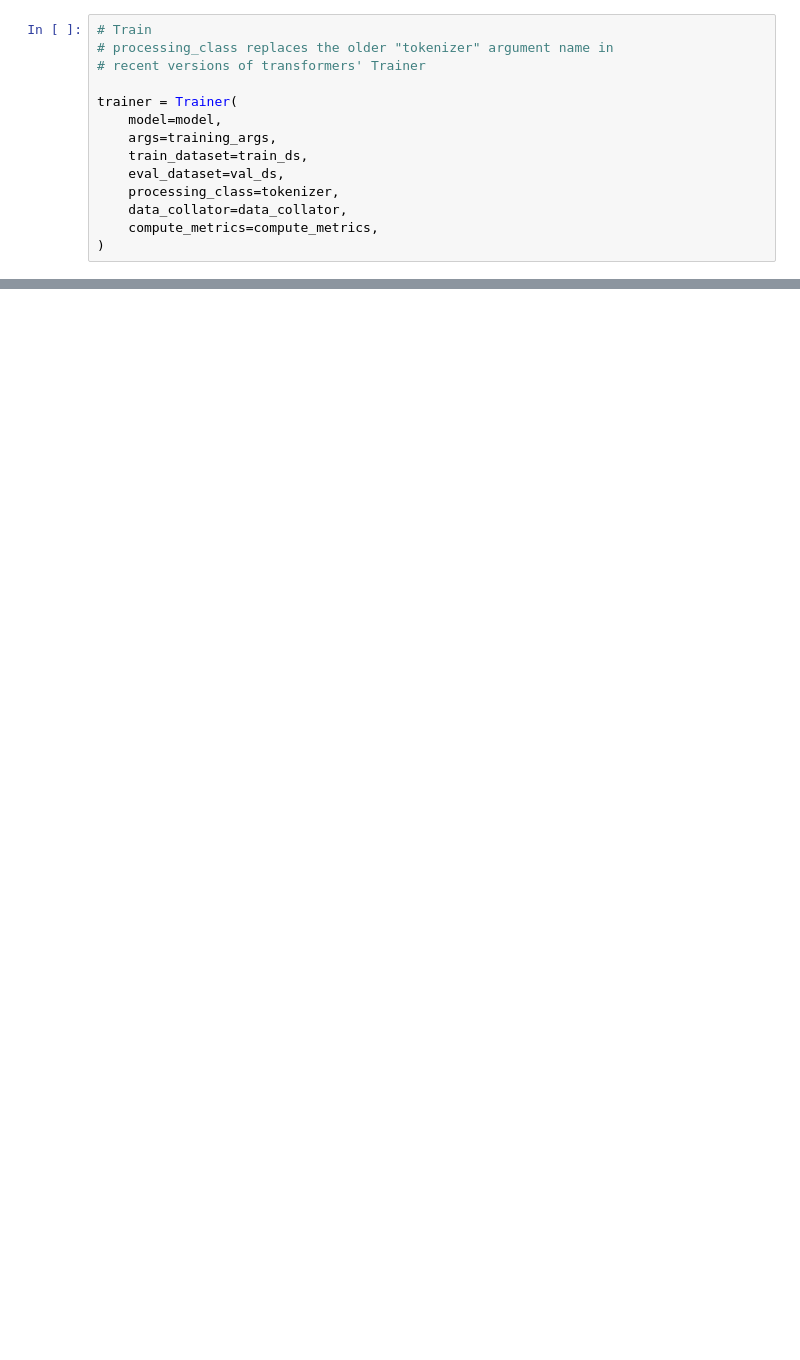
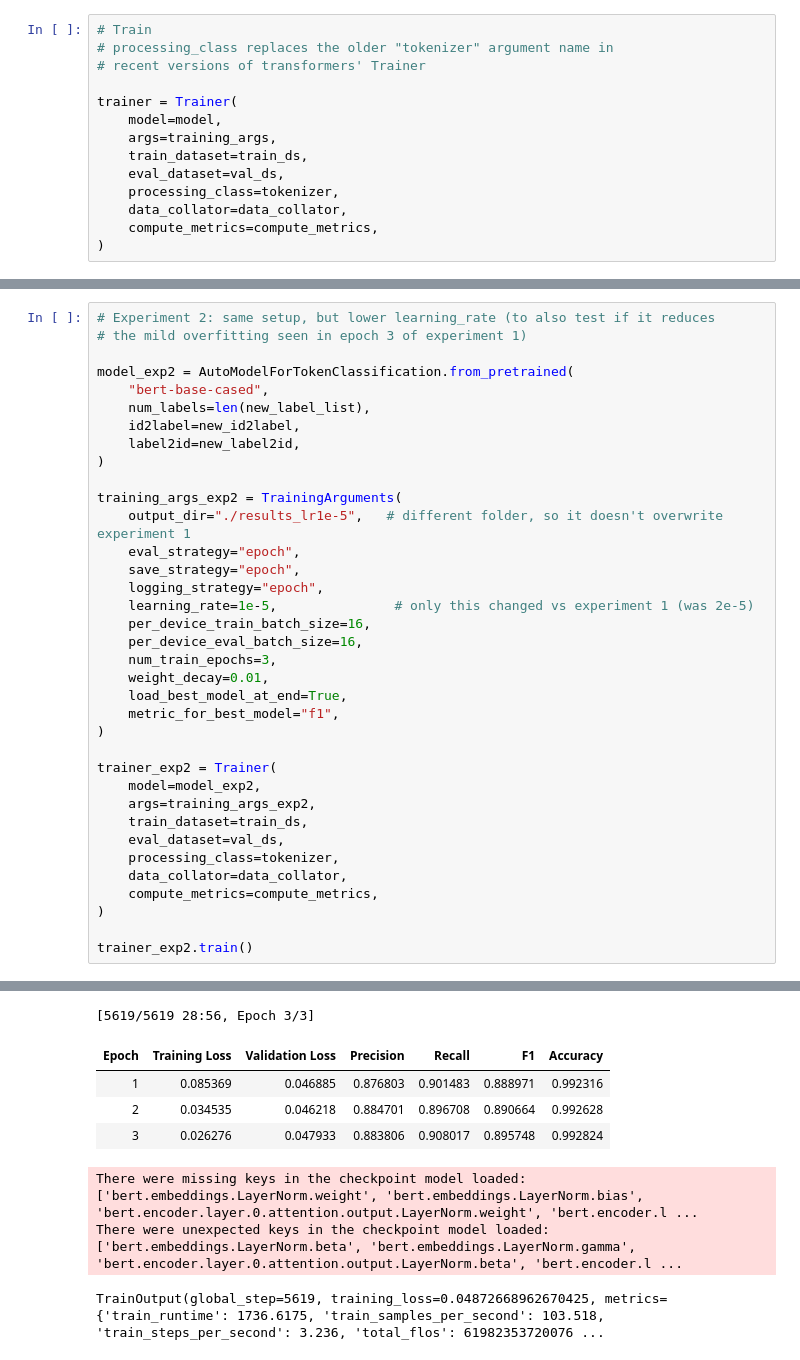
Before and after one commit to YuvchenkoMariana/ner-anonymization, a Jupyter notebook: notebooks/02-training.ipynb, the cells around one changed output, grey strips where cells are left out. Cells and saved outputs as stored; diff of their text form; blank space fills up the shorter version.

```diff
--- a/notebooks/02-training.ipynb
+++ b/notebooks/02-training.ipynb
@@ -200,0 +225,37 @@ TrainOutput(global_step=1873, training_loss=0.06994874427742456, metrics={'train
+# %%
+# Experiment 2: same setup, but lower learning_rate (to also test if it reduces
+# the mild overfitting seen in epoch 3 of experiment 1)
+
+model_exp2 = AutoModelForTokenClassification.from_pretrained(
+    "bert-base-cased",
+    num_labels=len(new_label_list),
+    id2label=new_id2label,
+    label2id=new_label2id,
+)
+
+training_args_exp2 = TrainingArguments(
+    output_dir="./results_lr1e-5",   # different folder, so it doesn't overwrite experiment 1
+    eval_strategy="epoch",
+    save_strategy="epoch",
+    logging_strategy="epoch",
+    learning_rate=1e-5,               # only this changed vs experiment 1 (was 2e-5)
+    per_device_train_batch_size=16,
+    per_device_eval_batch_size=16,
+    num_train_epochs=3,
+    weight_decay=0.01,
+    load_best_model_at_end=True,
+    metric_for_best_model="f1",
+)
+
+trainer_exp2 = Trainer(
+    model=model_exp2,
+    args=training_args_exp2,
+    train_dataset=train_ds,
+    eval_dataset=val_ds,
+    processing_class=tokenizer,
+    data_collator=data_collator,
+    compute_metrics=compute_metrics,
+)
+
+trainer_exp2.train()
+# %% [output]
@@ -200,0 +280,8 @@ TrainOutput(global_step=1873, training_loss=0.06994874427742456, metrics={'train
+[5619/5619 28:56, Epoch 3/3]
+| Epoch | Training Loss | Validation Loss | Precision | Recall | F1 | Accuracy |
+| 1 | 0.085369 | 0.046885 | 0.876803 | 0.901483 | 0.888971 | 0.992316 |
+| 2 | 0.034535 | 0.046218 | 0.884701 | 0.896708 | 0.890664 | 0.992628 |
+| 3 | 0.026276 | 0.047933 | 0.883806 | 0.908017 | 0.895748 | 0.992824 |
+There were missing keys in the checkpoint model loaded: ['bert.embeddings.LayerNorm.weight', 'bert.embeddings.LayerNorm.bias', 'bert.encoder.layer.0.attention.output.LayerNorm.weight', 'bert.encoder.l ...
+There were unexpected keys in the checkpoint model loaded: ['bert.embeddings.LayerNorm.beta', 'bert.embeddings.LayerNorm.gamma', 'bert.encoder.layer.0.attention.output.LayerNorm.beta', 'bert.encoder.l ...
+TrainOutput(global_step=5619, training_loss=0.04872668962670425, metrics={'train_runtime': 1736.6175, 'train_samples_per_second': 103.518, 'train_steps_per_second': 3.236, 'total_flos': 61982353720076 ...
```
Also changed, not shown: parts of 10 cells of this notebook, 1 other file.
